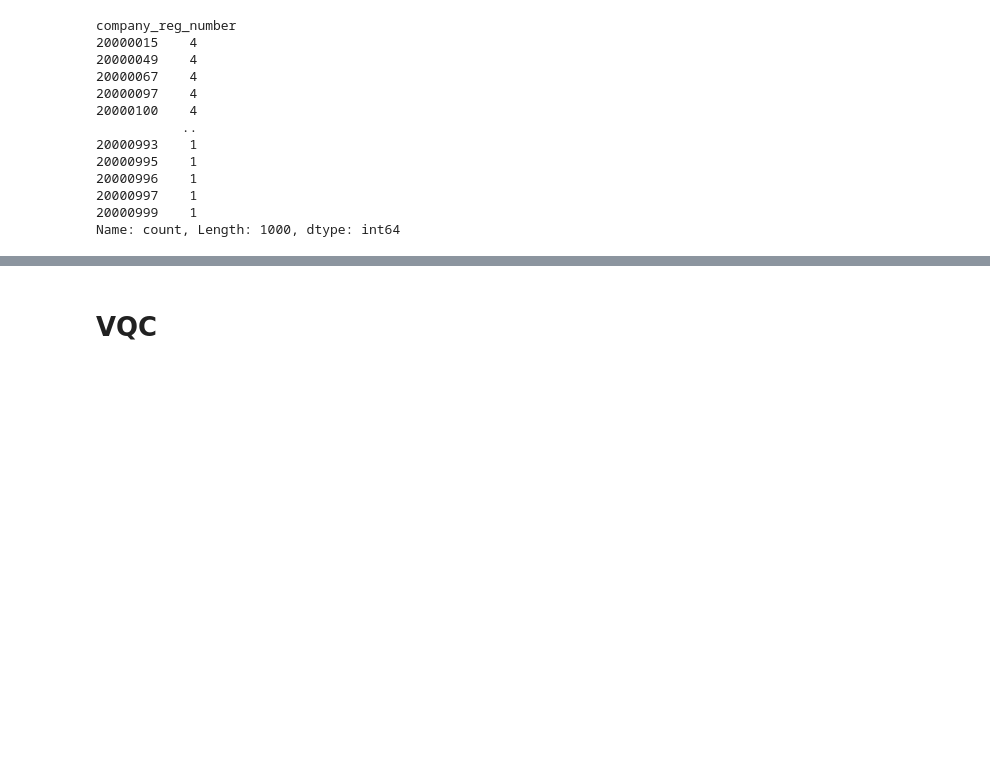
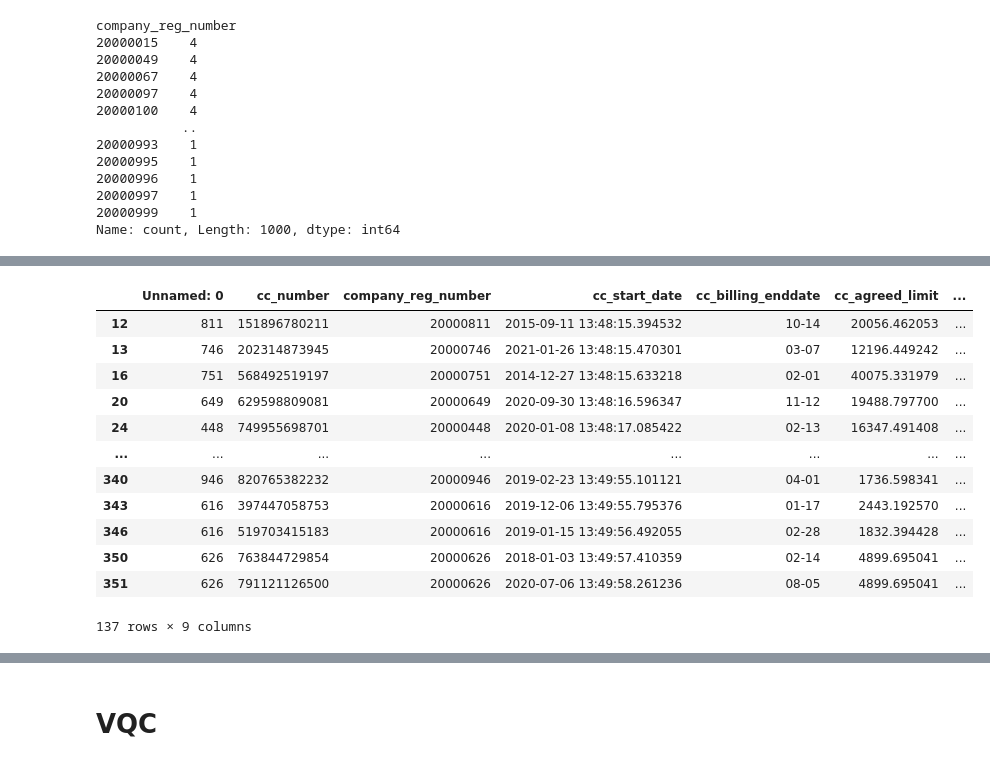
Before and after one commit to floatn/QML-for-finance, a Jupyter notebook: qml_code.ipynb, the cells around one changed output, grey strips where cells are left out. Cells and saved outputs as stored; diff of their text form; code cells hidden in the pictures; blank space fills up the shorter version.

```diff
--- a/qml_code.ipynb
+++ b/qml_code.ipynb
@@ -359,7 +359,3 @@ memory usage: 2.0 MB
 9998                                            Other
 9999                                            Other
 Name: occupation, Length: 10000, dtype: str
-# %%
-# Убираем данные по частникам
-#cds_dc.pop('COVID.csv')
-cds_dc.pop('Individual.csv')
@@ -617,5 +598,3 @@ company_reg_number
 20000997    1
 20000999    1
 Name: count, Length: 1000, dtype: int64
-# %%
-cds_dc.pop('Businesses.csv')
@@ -662,0 +903,3 @@ cds_merged.info()
+# %%
+cc_df = cds_dc['Credit_Card_History.csv'].copy()
+cc_df.head(), cc_df.info()
@@ -662,0 +940,16 @@ cds_merged.info()
+# %%
+cc_df[~cc_df['cc_missed_payments'].fillna(0).eq(cc_df['missed_payments_number'])]
+# %% [output]
+|  | Unnamed: 0 | cc_number | company_reg_number | cc_start_date | cc_billing_enddate | cc_agreed_limit | ... |
+| 12 | 811 | 151896780211 | 20000811 | 2015-09-11 13:48:15.394532 | 10-14 | 20056.462053 | ... |
+| 13 | 746 | 202314873945 | 20000746 | 2021-01-26 13:48:15.470301 | 03-07 | 12196.449242 | ... |
+| 16 | 751 | 568492519197 | 20000751 | 2014-12-27 13:48:15.633218 | 02-01 | 40075.331979 | ... |
+| 20 | 649 | 629598809081 | 20000649 | 2020-09-30 13:48:16.596347 | 11-12 | 19488.797700 | ... |
+| 24 | 448 | 749955698701 | 20000448 | 2020-01-08 13:48:17.085422 | 02-13 | 16347.491408 | ... |
+| ... | ... | ... | ... | ... | ... | ... | ... |
+| 340 | 946 | 820765382232 | 20000946 | 2019-02-23 13:49:55.101121 | 04-01 | 1736.598341 | ... |
+| 343 | 616 | 397447058753 | 20000616 | 2019-12-06 13:49:55.795376 | 01-17 | 2443.192570 | ... |
+| 346 | 616 | 519703415183 | 20000616 | 2019-01-15 13:49:56.492055 | 02-28 | 1832.394428 | ... |
+| 350 | 626 | 763844729854 | 20000626 | 2018-01-03 13:49:57.410359 | 02-14 | 4899.695041 | ... |
+| 351 | 626 | 791121126500 | 20000626 | 2020-07-06 13:49:58.261236 | 08-05 | 4899.695041 | ... |
+137 rows × 9 columns
```
Also changed, not shown: parts of 59 cells of this notebook.
